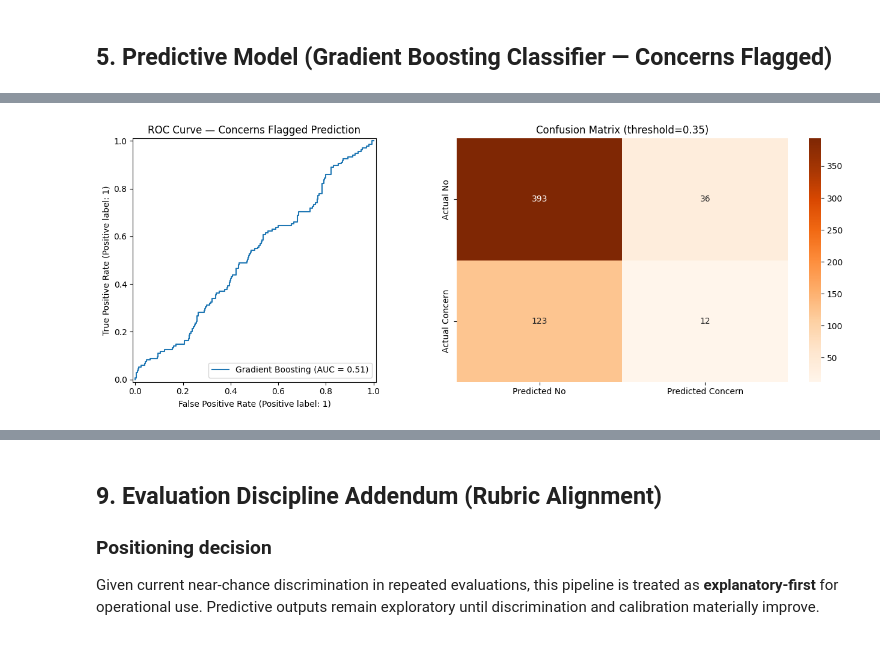
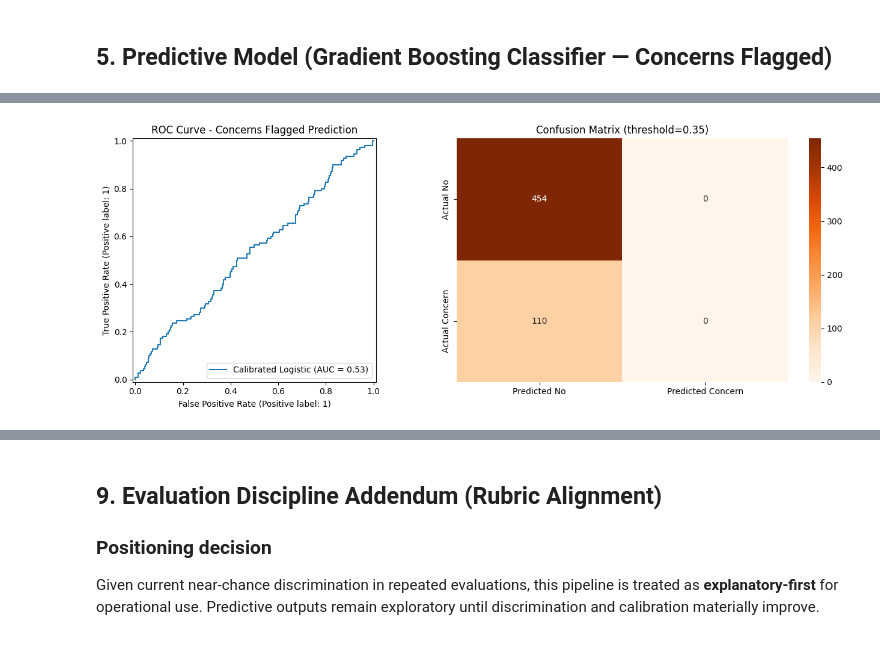
Before and after one commit to CajunCloudServices/Intex_II, a Jupyter notebook: ml-pipelines/counseling-effectiveness.ipynb, the cells around one changed output, grey strips where cells are left out. Saved outputs shown, nothing was run; the diff lists cells and outputs as text; code cells hidden in the pictures.

Commit message:
Update notebook artifacts and local ML run outputs.
Made-with: Cursor

```diff
--- a/ml-pipelines/counseling-effectiveness.ipynb
+++ b/ml-pipelines/counseling-effectiveness.ipynb
@@ -404,25 +462,97 @@ Gradient Boosting       AUC=0.4973  F1=0.0309
 # %%
-# ── Final model evaluation ────────────────────────────────────────────────
-best_pipe4 = models4['Gradient Boosting']
+# Temporal holdout evaluation with uncertainty reporting
+from sklearn.model_selection import train_test_split
+from sklearn.metrics import recall_score
+
+def bootstrap_ci(y_true, y_score, threshold=0.35, n_boot=2000, random_state=42):
+    rng = np.random.default_rng(random_state)
+    y_true = np.asarray(y_true).astype(int)
+    y_score = np.asarray(y_score)
+
+    auc_vals, recall_vals = [], []
+    idx = np.arange(len(y_true))
+    for _ in range(n_boot):
+        sample_idx = rng.choice(idx, size=len(idx), replace=True)
+        ys = y_true[sample_idx]
+        ps = y_score[sample_idx]
+        if np.unique(ys).size < 2:
+            continue
+        auc_vals.append(roc_auc_score(ys, ps))
+        recall_vals.append(recall_score(ys, (ps >= threshold).astype(int), zero_division=0))
+
+    def ci(arr):
+        if not arr:
+            return (np.nan, np.nan, np.nan)
+        return (
+            float(np.mean(arr)),
+            float(np.percentile(arr, 2.5)),
+            float(np.percentile(arr, 97.5)),
+        )
+
+    return ci(auc_vals), ci(recall_vals)
+
+# Preferred split: train on earlier sessions, test on later sessions.
+split_idx4 = int(len(model_df4) * 0.8)
+split_idx4 = min(max(split_idx4, 1), len(model_df4) - 1)
+
+train_df4 = model_df4.iloc[:split_idx4].copy()
+test_df4 = model_df4.iloc[split_idx4:].copy()
+
+X_tr4, y_tr4 = train_df4[PRED_FEATURES4], train_df4['concerns_flagged'].astype(int)
+X_te4, y_te4 = test_df4[PRED_FEATURES4], test_df4['concerns_flagged'].astype(int)
+
+fallback_reason4 = None
+if len(X_tr4) < 20 or len(X_te4) < 20 or y_tr4.nunique() < 2 or y_te4.nunique() < 2:
+    fallback_reason4 = 'Temporal split lacked enough class support; falling back to stratified split.'
+    X_tr4, X_te4, y_tr4, y_te4 = train_test_split(
+        X4, y4, test_size=0.2, stratify=y4, random_state=42
+    )
+
+if fallback_reason4:
+    print(fallback_reason4)
+else:
+    print('Using temporal split based on session_date ordering.')
+
+candidate_models4 = cv_results4[cv_results4['model'] != 'Dummy (stratified baseline)']
+model_choice4 = candidate_models4.iloc[0]['model']
+best_pipe4 = models4[model_choice4]
 best_pipe4.fit(X_tr4, y_tr4)
 
 y_proba4 = best_pipe4.predict_proba(X_te4)[:, 1]
-y_hat4   = (y_proba4 >= 0.35).astype(int)  # lower threshold — prioritize recall
+threshold4 = 0.35
+y_hat4 = (y_proba4 >= threshold4).astype(int)
 
 auc4 = roc_auc_score(y_te4, y_proba4)
+auc_ci4, recall_ci4 = bootstrap_ci(y_te4.values, y_proba4, threshold=threshold4)
+
+print(f"Model evaluated: {model_choice4}")
+print(f"Holdout size: {len(y_te4)}")
 print(f"Test ROC-AUC: {auc4:.4f}")
-print("\nClassification Report (threshold=0.35):")
-print(classification_report(y_te4, y_hat4, target_names=['No Concern','Concern Flagged']))
+print(
+    "Bootstrapped ROC-AUC 95% CI: "
+    f"{auc_ci4[0]:.4f} [{auc_ci4[1]:.4f}, {auc_ci4[2]:.4f}]"
+)
+print(
+    f"Bootstrapped Recall@{threshold4:.2f} 95% CI: "
+    f"{recall_ci4[0]:.4f} [{recall_ci4[1]:.4f}, {recall_ci4[2]:.4f}]"
+)
+print(f"\nClassification Report (threshold={threshold4:.2f}):")
+print(classification_report(y_te4, y_hat4, target_names=['No Concern', 'Concern Flagged'], zero_division=0))
+
+if auc4 < 0.6:
+    print('Gate check: discrimination remains weak (<0.60); keep predictive output exploratory/explanatory-first.')
+else:
+    print('Gate check: discrimination improved; candidate for guarded predictive deployment review.')
 
 fig, axes = plt.subplots(1, 2, figsize=(14, 5))
-RocCurveDisplay.from_predictions(y_te4, y_proba4, ax=axes[0], name='Gradient Boosting')
-axes[0].set_title('ROC Curve — Concerns Flagged Prediction', fontsize=12)
+RocCurveDisplay.from_predictions(y_te4, y_proba4, ax=axes[0], name=model_choice4)
+axes[0].set_title('ROC Curve - Concerns Flagged Prediction', fontsize=12)
 
 cm4 = confusion_matrix(y_te4, y_hat4)
 sns.heatmap(cm4, annot=True, fmt='d', cmap='Oranges', ax=axes[1],
-            xticklabels=['Predicted No','Predicted Concern'],
-            yticklabels=['Actual No','Actual Concern'])
-axes[1].set_title('Confusion Matrix (threshold=0.35)', fontsize=12)
+            xticklabels=['Predicted No', 'Predicted Concern'],
+            yticklabels=['Actual No', 'Actual Concern'])
+axes[1].set_title(f'Confusion Matrix (threshold={threshold4:.2f})', fontsize=12)
 plt.tight_layout()
 plt.savefig('p4_roc_confusion.png', dpi=120, bbox_inches='tight')
 plt.show()
@@ -441,2 +578,2 @@ Concern Flagged       0.25      0.09      0.13       135
-[figure, old version]
+[figure, new version]
 # %%
```
Also changed, not shown: parts of 7 cells of this notebook, 13 other files.
